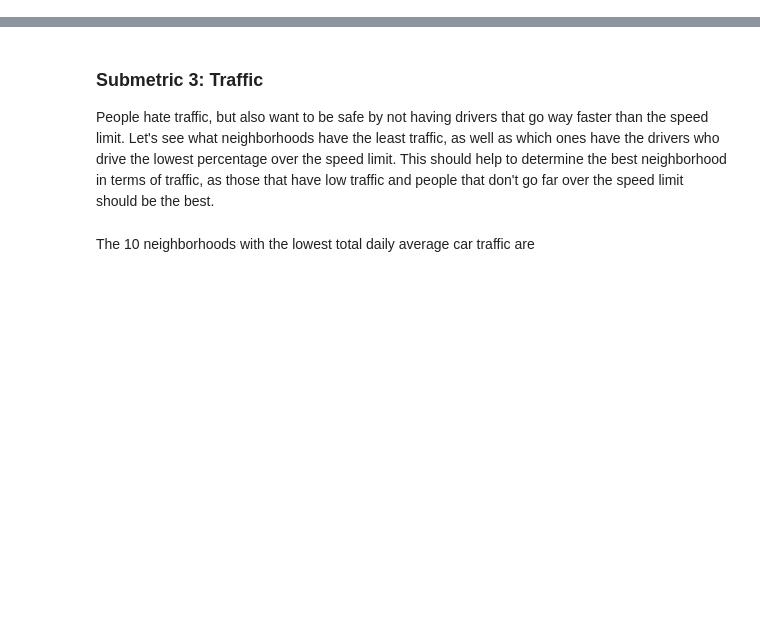
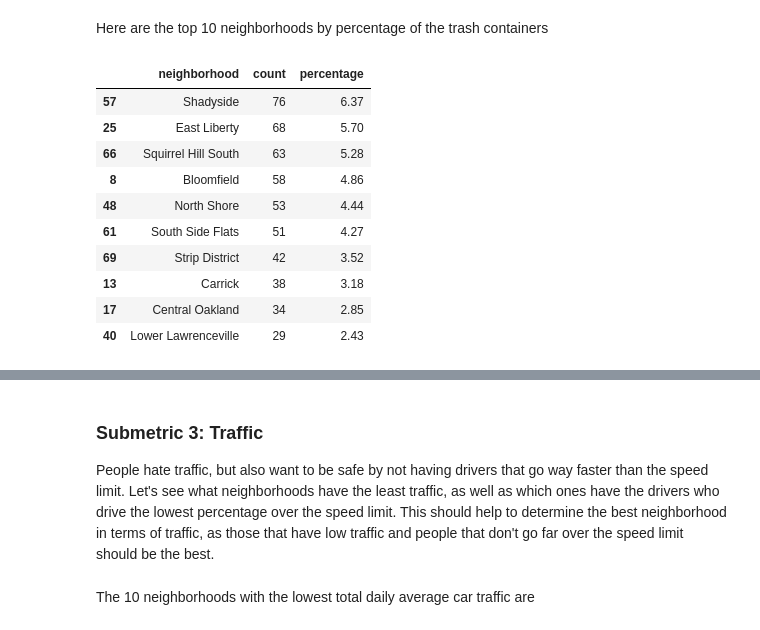
Before and after one commit to benj210003/cmpinf0010_final, a Jupyter notebook: Shared.ipynb, the cells around one changed output, grey strips where cells are left out. Saved outputs shown, nothing was run; the diff lists cells and outputs as text; code cells hidden in the pictures; blank space fills up the shorter version.

```diff
--- a/Shared.ipynb
+++ b/Shared.ipynb
@@ -7,0 +47,17 @@ population = pd.read_csv("data/population.csv", sep=",")
+# %% [markdown]
+Here are the top 10 neighborhoods by percentage of the trash containers
+# %%
+neighborhood_counts['percentage'] = round((neighborhood_counts['count'] / total_count), 4) * 100
+neighborhood_counts.sort_values(by='count', ascending=False).head(10)
+# %% [output]
+|  | neighborhood | count | percentage |
+| 57 | Shadyside | 76 | 6.37 |
+| 25 | East Liberty | 68 | 5.70 |
+| 66 | Squirrel Hill South | 63 | 5.28 |
+| 8 | Bloomfield | 58 | 4.86 |
+| 48 | North Shore | 53 | 4.44 |
+| 61 | South Side Flats | 51 | 4.27 |
+| 69 | Strip District | 42 | 3.52 |
+| 13 | Carrick | 38 | 3.18 |
+| 17 | Central Oakland | 34 | 2.85 |
+| 40 | Lower Lawrenceville | 29 | 2.43 |
```
Also changed, not shown: parts of 22 cells of this notebook.
